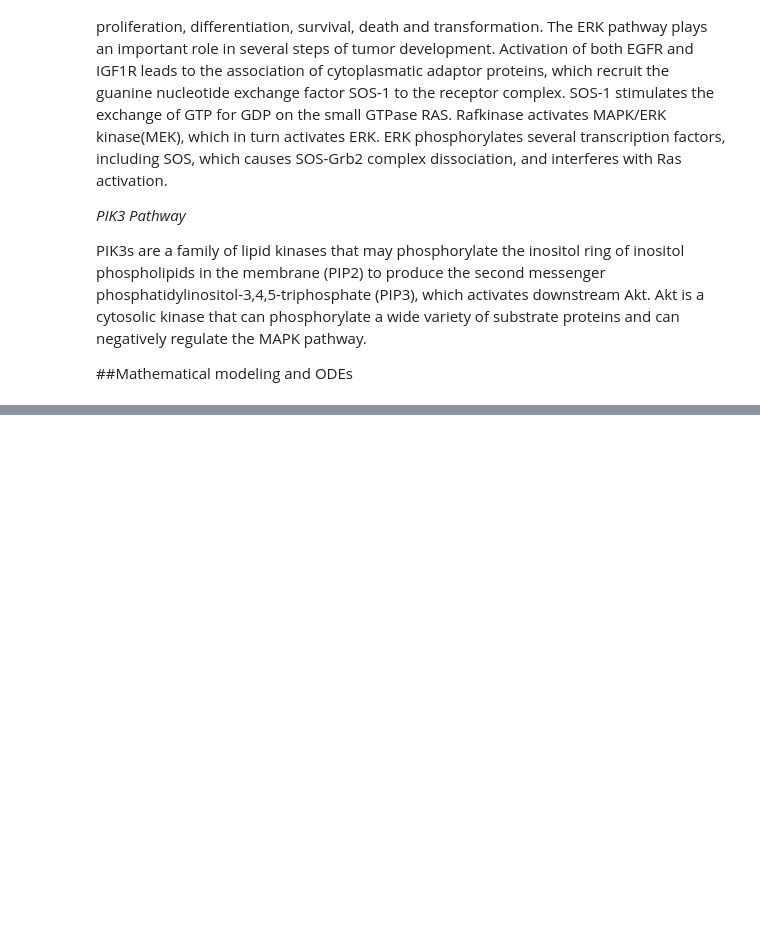
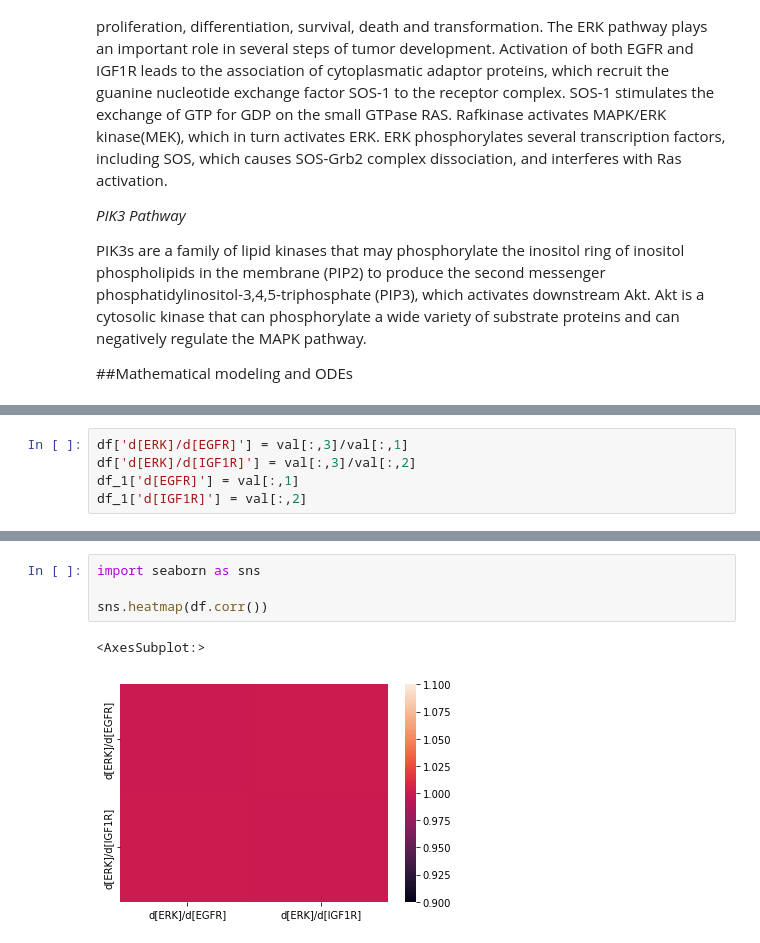
Before and after one commit to JulianoGianlupi/tellurium-nanohub-base, a Jupyter notebook: CBE_Project_draft.ipynb, the cells around one changed output, grey strips where cells are left out. Saved outputs shown, nothing was run; the diff lists cells and outputs as text; blank space fills up the shorter version.

```diff
--- a/CBE_Project_draft.ipynb
+++ b/CBE_Project_draft.ipynb
@@ -74,0 +498,5 @@ MODEL1209230000 version "http://identifiers.org/doid/DOID:3908"
+# %%
+df['d[ERK]/d[EGFR]'] = val[:,3]/val[:,1]
+df['d[ERK]/d[IGF1R]'] = val[:,3]/val[:,2]
+df_1['d[EGFR]'] = val[:,1]
+df_1['d[IGF1R]'] = val[:,2]
@@ -74,0 +515,7 @@ MODEL1209230000 version "http://identifiers.org/doid/DOID:3908"
+# %%
+import seaborn as sns
+
+sns.heatmap(df.corr())
+# %% [output]
+<AxesSubplot:>
+[figure, added]
```
Also changed, not shown: parts of 29 cells of this notebook.
